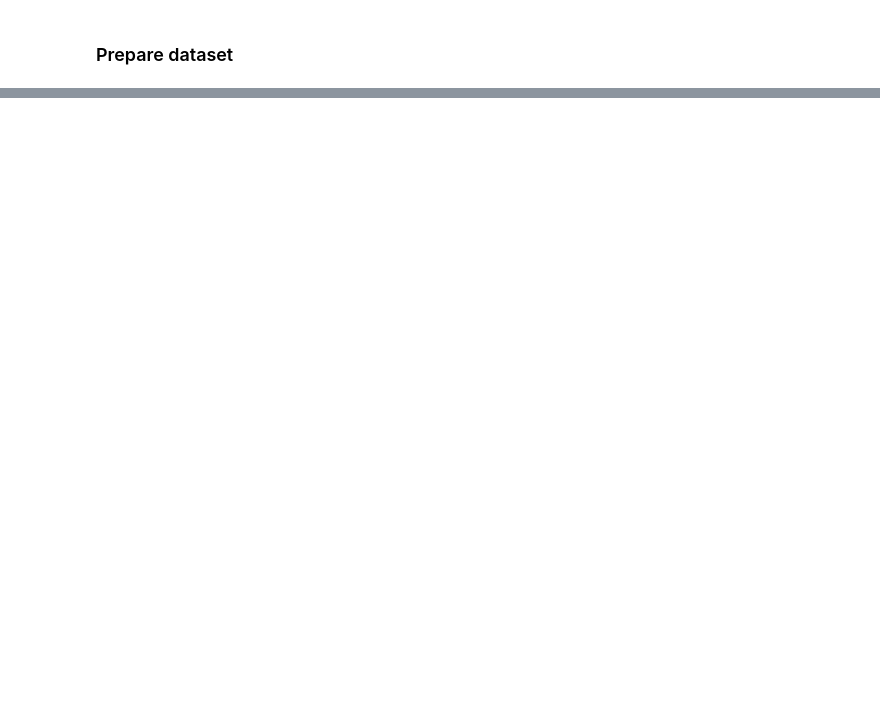
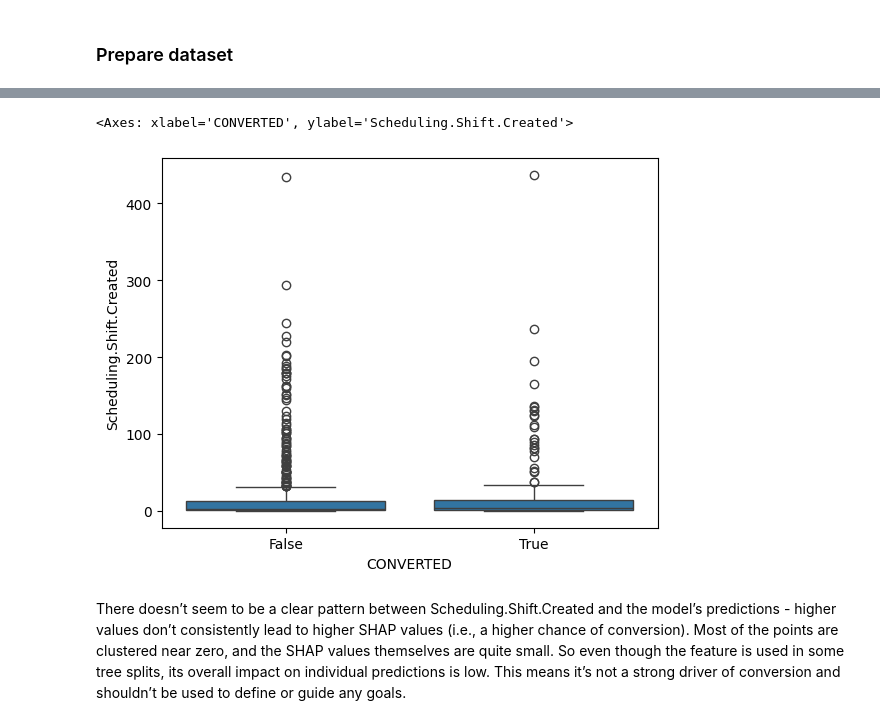
Before and after one commit to czarny-kwadrat/planday_project, a Jupyter notebook: Planday - trial goals exploration.ipynb, the cells around one changed output, grey strips where cells are left out. Drawn from its saved outputs; the diff is of its cells as text; code cells hidden in the pictures; blank space fills up the shorter version.

```diff
--- a/Planday - trial goals exploration.ipynb
+++ b/Planday - trial goals exploration.ipynb
@@ -337,0 +318,7 @@ shap.dependence_plot('Scheduling.Shift.Approved', shap_values[:,:,1], X_train, i
+# %%
+sns.boxplot(x=y_train, y=X_train['Scheduling.Shift.Created'])
+# %% [output]
+<Axes: xlabel='CONVERTED', ylabel='Scheduling.Shift.Created'>
+[figure, added]
+# %% [markdown]
+There doesn’t seem to be a clear pattern between Scheduling.Shift.Created and the model’s predictions - higher values don’t consistently lead to higher SHAP values (i.e., a higher chance of conversion). Most of the points are clustered near zero, and the SHAP values themselves are quite small. So even though the feature is used in some tree splits, its overall impact on individual predictions is low. This means it’s not a strong driver of conversion and shouldn’t be used to define or guide any goals.
```
Also changed, not shown: parts of 46 cells of this notebook, 2 other files.
